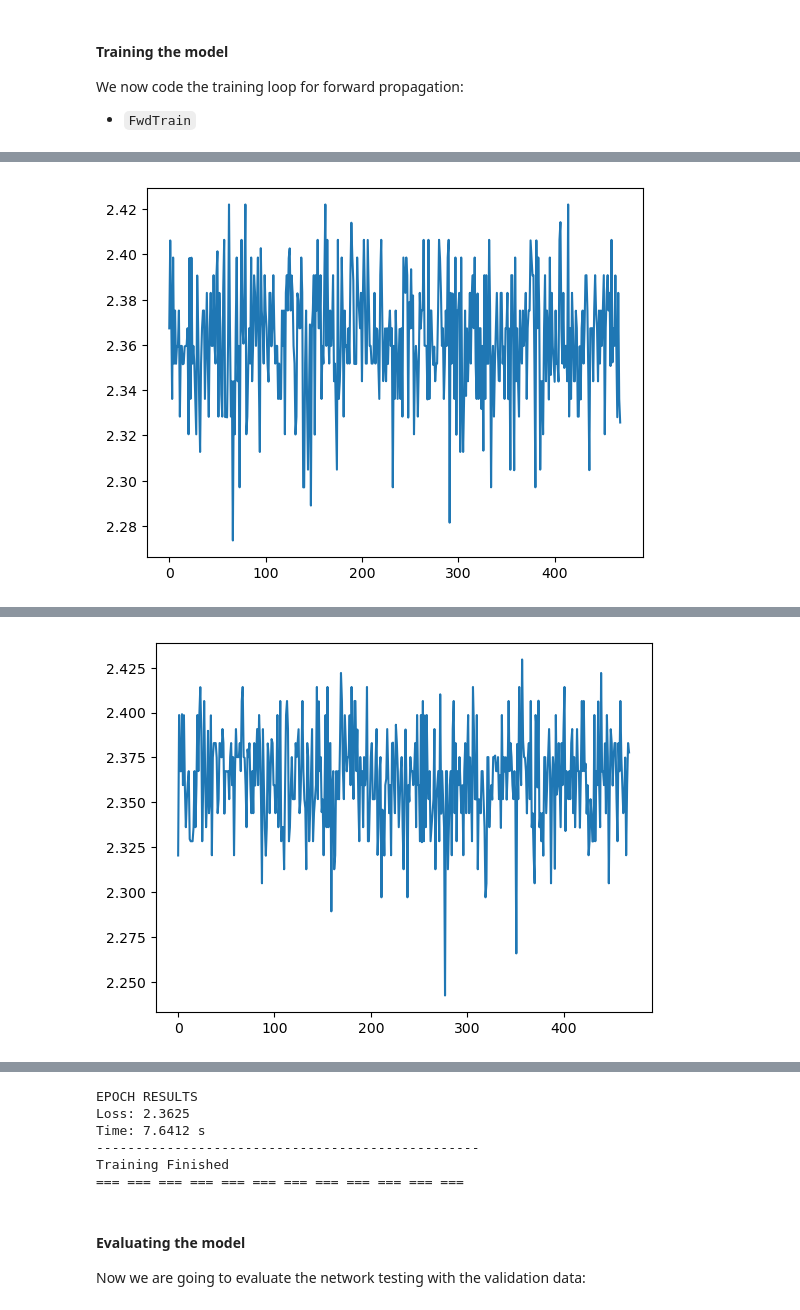
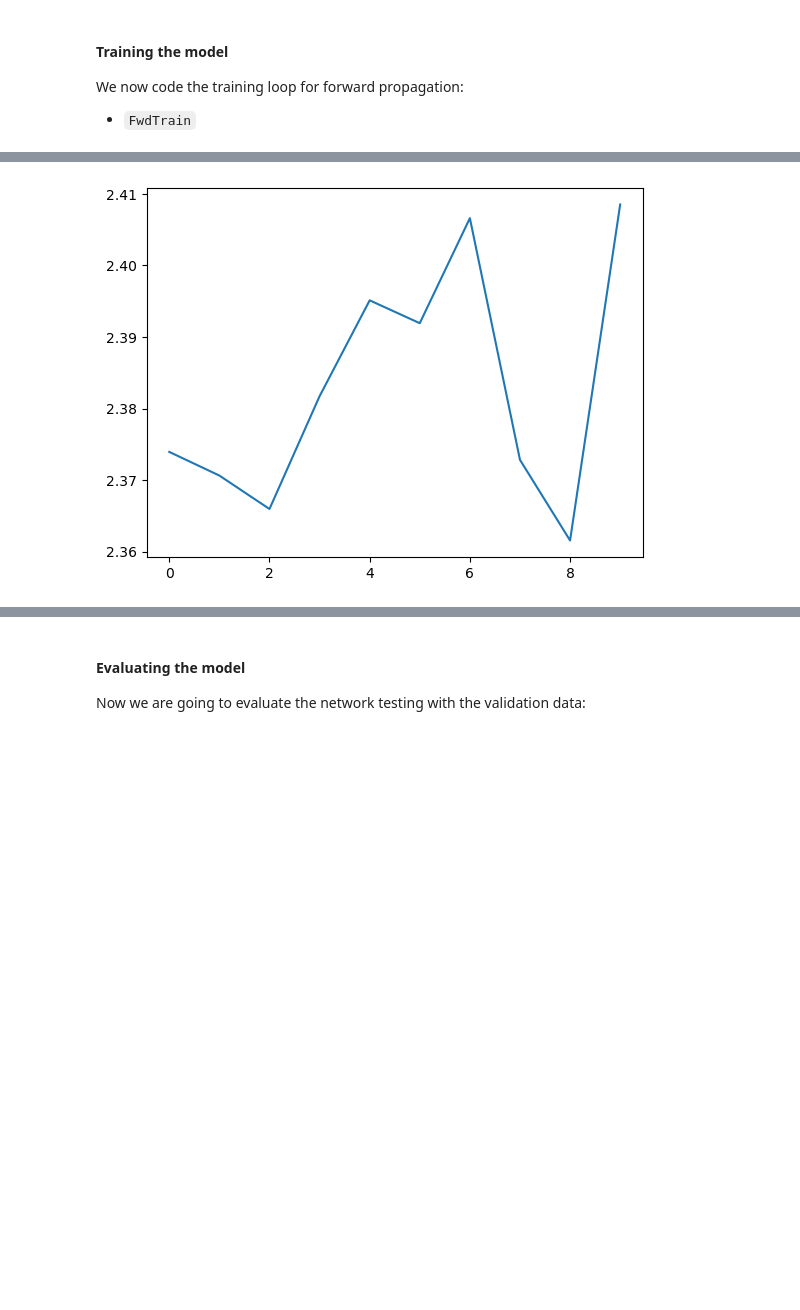
Before and after one commit to Naxetee/NN_FinalProject, a Jupyter notebook: NN_FinalProject.ipynb, the cells around one changed output, grey strips where cells are left out. Cells and saved outputs as stored; diff of their text form; code cells hidden in the pictures; blank space fills up the shorter version.

```diff
--- a/NN_FinalProject.ipynb
+++ b/NN_FinalProject.ipynb
@@ -330,8 +329,8 @@ def cross_entropy(predictions, targets):
 Let's do some proofs:
 # %%
 # We initialize an instance of the previously defined network
-params_proof = parameters.copy()
-mnn = MultiLayer(params_proof).to(DEVICE)
+mnn = MultiLayer(params_proof, DEVICE).to(DEVICE)
+LR = 1e4
 
 # We try our model with some first examples (one batch of size BATCHSIZE)
 loss_fn = cross_entropy
@@ -350,7 +349,19 @@ for batch in train_data_loader:
 
     grads = torch.autograd.grad(loss,[w1, b1, w2, b2, w3, b3])
 
+    [w1, b1, w2, b2, w3, b3] = list(mnn.parameters())
+
     with torch.no_grad():
+
+        # Apply gradients
+        w1 -= LR * grads[0]
+        b1 -= LR * grads[1]
+
+        w2 -= LR * grads[2]
+        b2 -= LR * grads[3]
+
+        w3 -= LR * grads[4]
+        b3 -= LR * grads[5]
 
         print(grads[0].shape)
         print(grads[1].shape)
@@ -359,5 +370,15 @@ for batch in train_data_loader:
         print(grads[4].shape)
         print("Grad:", grads[5].shape, " === ", grads[5])
 
+        # We reasign the new values to the parameters of the model:
+        mnn.register_parameter("w1",w1)
+        mnn.register_parameter("b1",b1)
+
+        mnn.register_parameter("w2",w2)
+        mnn.register_parameter("b2",b2)
+
+        mnn.register_parameter("w3",w3)
+        mnn.register_parameter("b3",b3)
+
     break
 # %% [output]
@@ -697,21 +722,22 @@ def FwdTrain(model, data_loader, loss_fn, learning_rate, device, epochs) -> None
 # %%
-LR = 1e-4
-EPOCHS = 5
+LR = 5e-2
+EPOCHS = 10
 DEVICE = torch.device(
     f"cuda:0" if torch.cuda.is_available()
     else "cpu"
 )
 
-params_fwd = parameters.copy()
-Fwd_NeuralNetwork = MultiLayer(params_fwd).to(DEVICE)
+Fwd_NeuralNetwork = MultiLayer(params_fwd, DEVICE).to(DEVICE)
 
 FwdTrain(
     model=Fwd_NeuralNetwork,
     data_loader=train_data_loader,
-    loss_fn=fwdloss.functional_xent,
+    loss_fn=functional_xent,
     learning_rate=LR,
     device=DEVICE,
-    epochs=EPOCHS
+    epochs=EPOCHS,
+    # If {control = True} we use epochs as the total number of iterations, if not, we use epochs as the limit of epochs computed.
+    control=True
 )
 # %% [output]
 === === === === === === === === === === === ===
@@ -725 +760 @@ Iteration  400, Loss: 2.3437, It. Time: 0.0040 s
-[figure, old version]
+[figure, new version]
@@ -736 +763,0 @@ Iteration  400, Loss: 2.3908, It. Time: 0.0041 s
-[figure, removed]
@@ -770,9 +764,3 @@ Iteration  400, Loss: 2.3518, It. Time: 0.0043 s
-EPOCH RESULTS
-Loss: 2.3625
-Time: 7.6412 s
--------------------------------------------------
-Training Finished
-=== === === === === === === === === === === ===
 # %% [markdown]
 #### Evaluating the model
 
```
Also changed, not shown: parts of 26 cells of this notebook, 38 other files.
